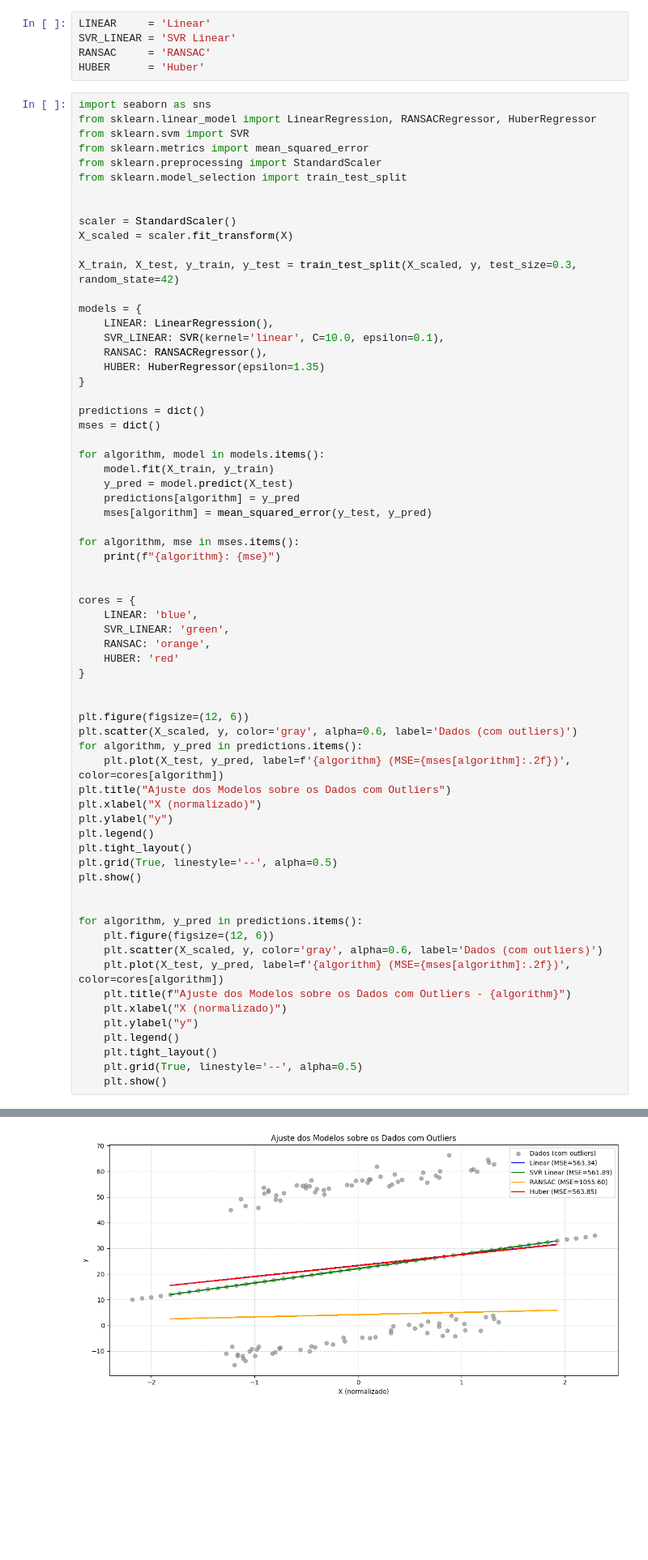
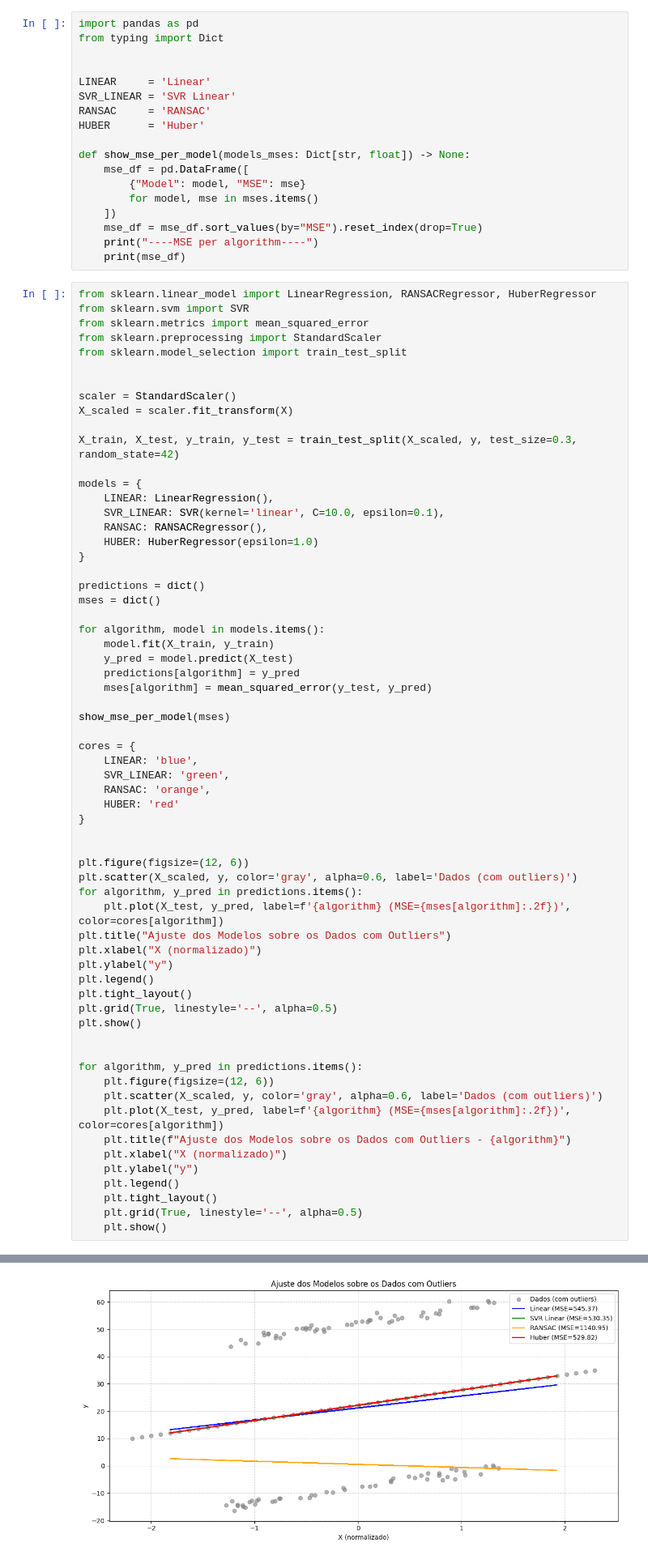
Before and after one commit to gddeazevedo/svr_excercises, a Jupyter notebook: svr_exercises/proj.ipynb, the cells around one changed output, grey strips where cells are left out. Shown at 81% size. Saved outputs shown, nothing was run; the diff lists cells and outputs as text; blank space fills up the shorter version.

```diff
--- a/svr_exercises/proj.ipynb
+++ b/svr_exercises/proj.ipynb
@@ -74,10 +83,22 @@ plt.show()
 # %%
+import pandas as pd
+from typing import Dict
+
+
 LINEAR     = 'Linear'
 SVR_LINEAR = 'SVR Linear'
 RANSAC     = 'RANSAC'
 HUBER      = 'Huber'
+
+def show_mse_per_model(models_mses: Dict[str, float]) -> None:
+    mse_df = pd.DataFrame([
+        {"Model": model, "MSE": mse}
+        for model, mse in mses.items()
+    ])
+    mse_df = mse_df.sort_values(by="MSE").reset_index(drop=True)
+    print("----MSE per algorithm----")
+    print(mse_df)
 # %%
-import seaborn as sns
 from sklearn.linear_model import LinearRegression, RANSACRegressor, HuberRegressor
 from sklearn.svm import SVR
 from sklearn.metrics import mean_squared_error
@@ -94,7 +115,7 @@ models = {
     LINEAR: LinearRegression(),
     SVR_LINEAR: SVR(kernel='linear', C=10.0, epsilon=0.1),
     RANSAC: RANSACRegressor(),
-    HUBER: HuberRegressor(epsilon=1.35)
+    HUBER: HuberRegressor(epsilon=1.0)
 }
 
 predictions = dict()
@@ -106,9 +127,7 @@ for algorithm, model in models.items():
     predictions[algorithm] = y_pred
     mses[algorithm] = mean_squared_error(y_test, y_pred)
 
-for algorithm, mse in mses.items():
-    print(f"{algorithm}: {mse}")
-
+show_mse_per_model(mses)
 
 cores = {
     LINEAR: 'blue',
@@ -150 +171 @@ Huber: 563.8510624341724
-[figure, old version]
+[figure, new version]
```
Also changed, not shown: parts of 9 cells of this notebook.
